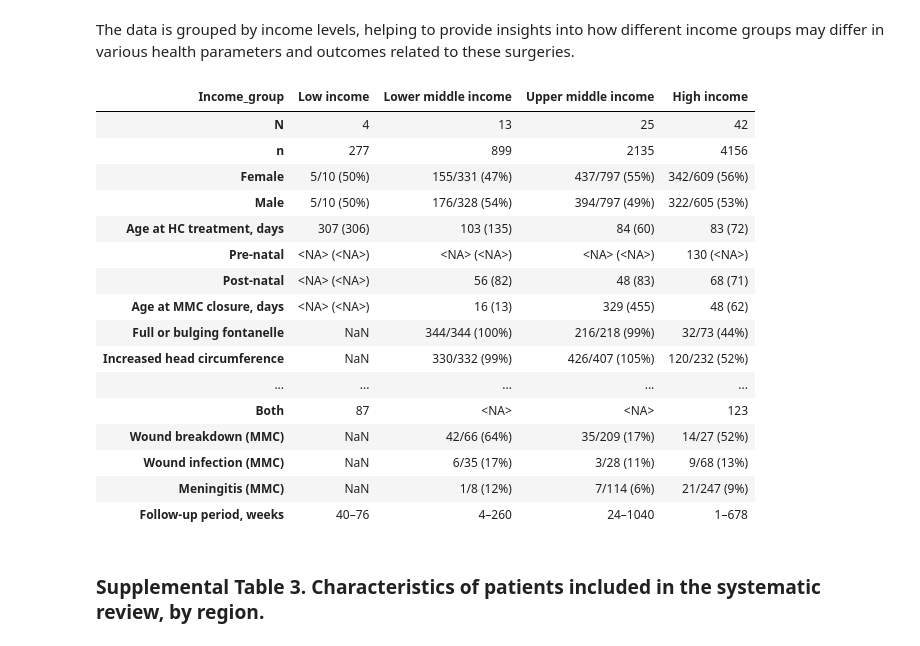
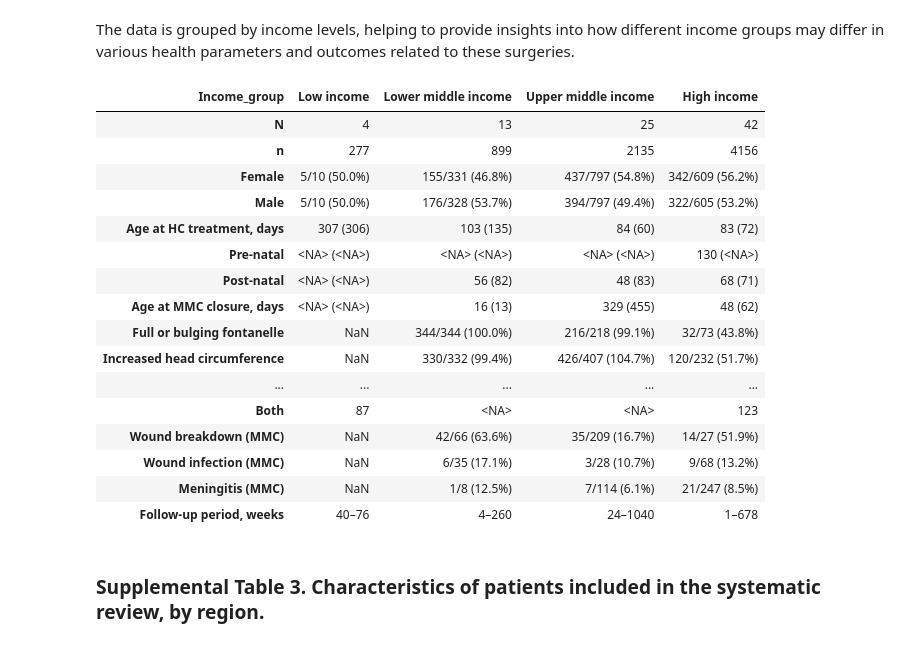
Before and after one commit to nooralteneiji/Myelomeningocele-Associated-Hydrocephalus-A-Systematic-Review-and-Meta-Analysis, a Jupyter notebook: Interactive_manuscript.ipynb, the cells around one changed output. Saved outputs shown, nothing was run; the diff lists cells and outputs as text; code cells hidden in the pictures.

```diff
--- a/Interactive_manuscript.ipynb
+++ b/Interactive_manuscript.ipynb
@@ -632,7 +614,7 @@ def process_prop(df):
   df = df.astype('Int64').astype('str').apply(lambda x: '/'.join(x), axis=1)
   df = df.transform(lambda x:
     f'{x} (' +
-      str(round( int(x.split('/')[0]) / int(x.split('/')[1]) * 100 )) +
+      str(round( int(x.split('/')[0]) / int(x.split('/')[1]) * 100, 1 )) +
       '%)'
   )
   return df
@@ -771,46 +753,46 @@ pd.concat([
     wbreak_hc.rename('Wound breakdown (HC)'),
 
     subgal.rename('SS'),
     evd.rename('EVD'),
 
     ct.rename('CT imaging'),
     mri.rename('MRI'),
     uss.rename('Ultrasonography'),
     pex.rename('Clinical, only'),
 
     mmc_c.rename('Cervical'),
     mmc_t.rename('Thoracic'),
     mmc_tl.rename('Thoracolumbar'),
     mmc_l.rename('Lumbar'),
     mmc_ls.rename('Lumbosacral'),
     mmc_s.rename('Sacral'),
 
     mmc_tx,
 
     wbreak_mmc.rename('Wound breakdown (MMC)'),
     winfex_mmc.rename('Wound infection (MMC)'),
     wmen_mmc.rename('Meningitis (MMC)'),
 
     fu.rename('Follow-up period, weeks')
 
 ], axis=1).T.reindex(columns=ordered_income_levels)
 # %% [output]
 | Income_group | Low income | Lower middle income | Upper middle income | High income |
 | N | 4 | 13 | 25 | 42 |
 | n | 277 | 899 | 2135 | 4156 |
-| Female | 5/10 (50%) | 155/331 (47%) | 437/797 (55%) | 342/609 (56%) |
-| Male | 5/10 (50%) | 176/328 (54%) | 394/797 (49%) | 322/605 (53%) |
+| Female | 5/10 (50.0%) | 155/331 (46.8%) | 437/797 (54.8%) | 342/609 (56.2%) |
+| Male | 5/10 (50.0%) | 176/328 (53.7%) | 394/797 (49.4%) | 322/605 (53.2%) |
 | Age at HC treatment, days | 307 (306) | 103 (135) | 84 (60) | 83 (72) |
 | Pre-natal | <NA> (<NA>) | <NA> (<NA>) | <NA> (<NA>) | 130 (<NA>) |
 | Post-natal | <NA> (<NA>) | 56 (82) | 48 (83) | 68 (71) |
 | Age at MMC closure, days | <NA> (<NA>) | 16 (13) | 329 (455) | 48 (62) |
-| Full or bulging fontanelle | NaN | 344/344 (100%) | 216/218 (99%) | 32/73 (44%) |
-| Increased head circumference | NaN | 330/332 (99%) | 426/407 (105%) | 120/232 (52%) |
+| Full or bulging fontanelle | NaN | 344/344 (100.0%) | 216/218 (99.1%) | 32/73 (43.8%) |
+| Increased head circumference | NaN | 330/332 (99.4%) | 426/407 (104.7%) | 120/232 (51.7%) |
 | ... | ... | ... | ... | ... |
 | Both | 87 | <NA> | <NA> | 123 |
-| Wound breakdown (MMC) | NaN | 42/66 (64%) | 35/209 (17%) | 14/27 (52%) |
-| Wound infection (MMC) | NaN | 6/35 (17%) | 3/28 (11%) | 9/68 (13%) |
-| Meningitis (MMC) | NaN | 1/8 (12%) | 7/114 (6%) | 21/247 (9%) |
+| Wound breakdown (MMC) | NaN | 42/66 (63.6%) | 35/209 (16.7%) | 14/27 (51.9%) |
+| Wound infection (MMC) | NaN | 6/35 (17.1%) | 3/28 (10.7%) | 9/68 (13.2%) |
+| Meningitis (MMC) | NaN | 1/8 (12.5%) | 7/114 (6.1%) | 21/247 (8.5%) |
 | Follow-up period, weeks | 40–76 | 4–260 | 24–1040 | 1–678 |
 # %% [markdown]
 ### **Supplemental Table 3. Characteristics of patients included in the systematic review, by region.**
```
Also changed, not shown: parts of 32 cells of this notebook.
